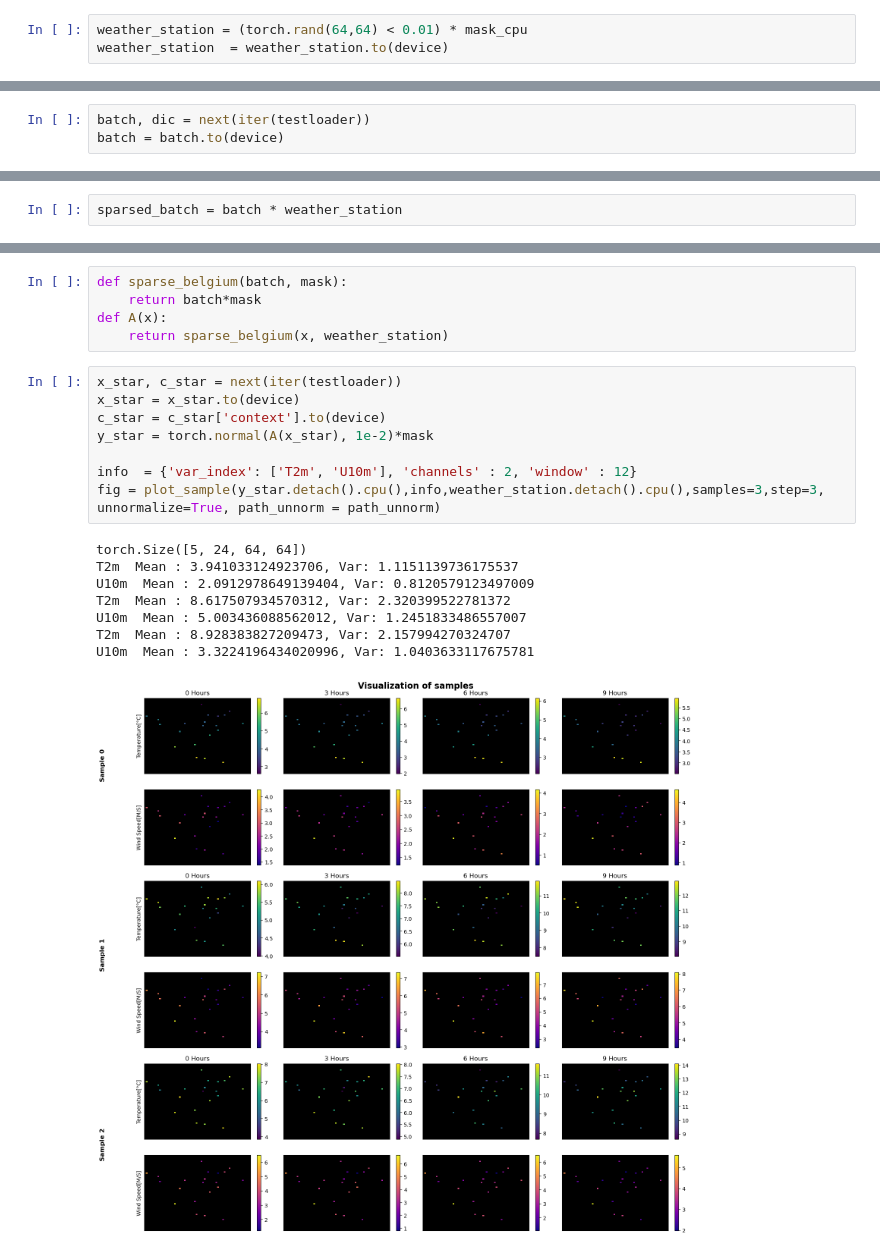
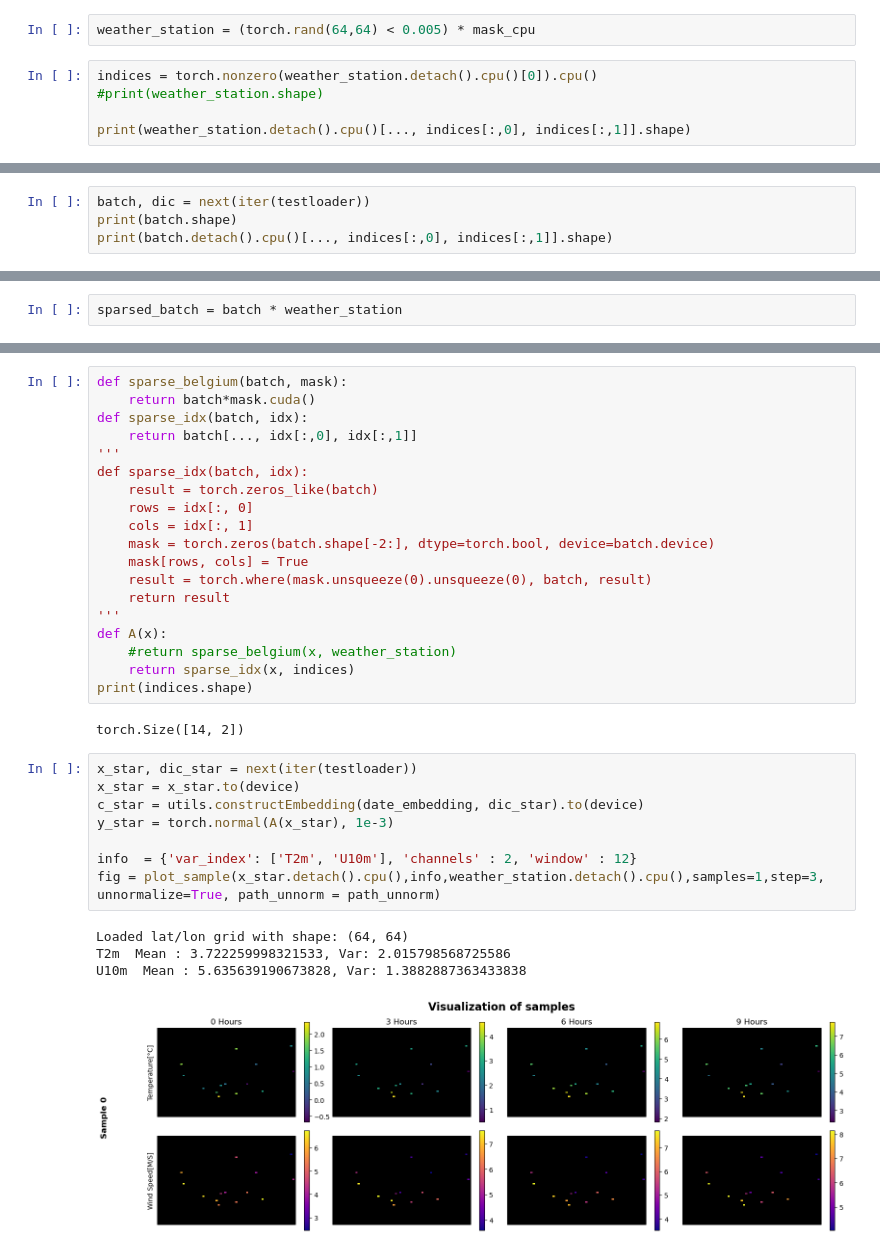
Before and after one commit to maxime-temoschenko/TFE, a Jupyter notebook: experiment_sparse.ipynb, the cells around one changed output, grey strips where cells are left out. Cells and saved outputs as stored; diff of their text form.

```diff
--- a/experiment_sparse.ipynb
+++ b/experiment_sparse.ipynb
@@ -102,5 +274,9 @@ Model restored from slurm/checkpoints/attention_config_spatial_T2m_U10m_2000_201
 # %% [markdown]
 <h3>Playgound</h3>
 # %%
-weather_station = (torch.rand(64,64) < 0.01) * mask_cpu
-weather_station  = weather_station.to(device)
+weather_station = (torch.rand(64,64) < 0.005) * mask_cpu
+# %%
+indices = torch.nonzero(weather_station.detach().cpu()[0]).cpu()
+#print(weather_station.shape)
+
+print(weather_station.detach().cpu()[..., indices[:,0], indices[:,1]].shape)
@@ -112,3 +290,4 @@ plt.show()
 # %%
 batch, dic = next(iter(testloader))
-batch = batch.to(device)
+print(batch.shape)
+print(batch.detach().cpu()[..., indices[:,0], indices[:,1]].shape)
@@ -130,23 +310,35 @@ U10m  Mean : 4.95163106918335, Var: 1.547798752784729
 # %%
 def sparse_belgium(batch, mask):
-    return batch*mask
+    return batch*mask.cuda()
+def sparse_idx(batch, idx):
+    return batch[..., idx[:,0], idx[:,1]]
+'''
+def sparse_idx(batch, idx):
+    result = torch.zeros_like(batch)
+    rows = idx[:, 0]
+    cols = idx[:, 1]
+    mask = torch.zeros(batch.shape[-2:], dtype=torch.bool, device=batch.device)
+    mask[rows, cols] = True
+    result = torch.where(mask.unsqueeze(0).unsqueeze(0), batch, result)
+    return result
+'''
 def A(x):
-    return sparse_belgium(x, weather_station)
+    #return sparse_belgium(x, weather_station)
+    return sparse_idx(x, indices)
+print(indices.shape)
+# %% [output]
+torch.Size([14, 2])
 # %%
-x_star, c_star = next(iter(testloader))
+x_star, dic_star = next(iter(testloader))
 x_star = x_star.to(device)
-c_star = c_star['context'].to(device)
-y_star = torch.normal(A(x_star), 1e-2)*mask
+c_star = utils.constructEmbedding(date_embedding, dic_star).to(device)
+y_star = torch.normal(A(x_star), 1e-3)
 
 info  = {'var_index': ['T2m', 'U10m'], 'channels' : 2, 'window' : 12}
-fig = plot_sample(y_star.detach().cpu(),info,weather_station.detach().cpu(),samples=3,step=3, unnormalize=True, path_unnorm = path_unnorm)
+fig = plot_sample(x_star.detach().cpu(),info,weather_station.detach().cpu(),samples=1,step=3, unnormalize=True, path_unnorm = path_unnorm)
 # %% [output]
-torch.Size([5, 24, 64, 64])
-T2m  Mean : 3.941033124923706, Var: 1.1151139736175537
-U10m  Mean : 2.0912978649139404, Var: 0.8120579123497009
-T2m  Mean : 8.617507934570312, Var: 2.320399522781372
-U10m  Mean : 5.003436088562012, Var: 1.2451833486557007
-T2m  Mean : 8.928383827209473, Var: 2.157994270324707
-U10m  Mean : 3.3224196434020996, Var: 1.0403633117675781
+Loaded lat/lon grid with shape: (64, 64)
+T2m  Mean : 3.722259998321533, Var: 2.015798568725586
+U10m  Mean : 5.635639190673828, Var: 1.3882887363433838
-[figure, old version]
+[figure, new version]
 # %%
```
Also changed, not shown: parts of 19 cells of this notebook, 1 other file.
